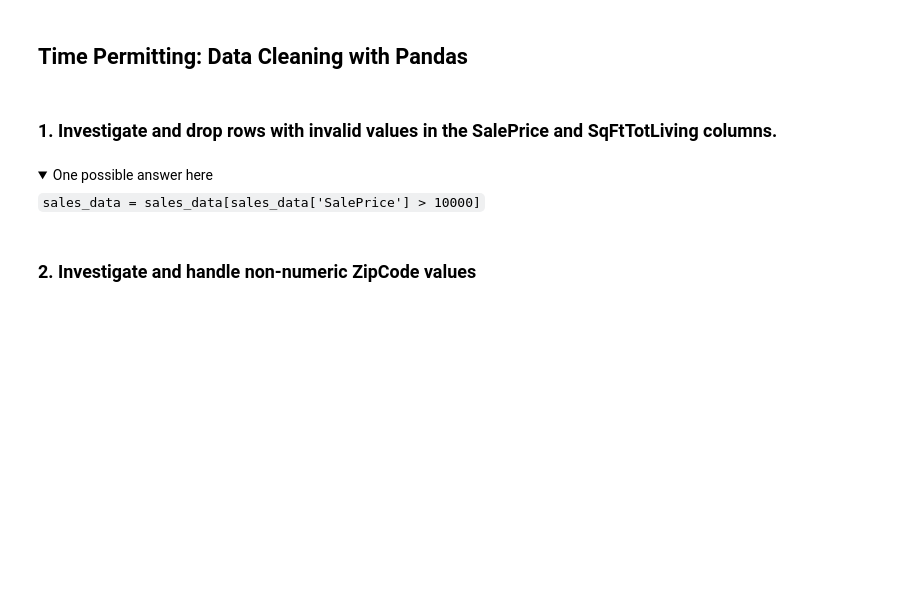
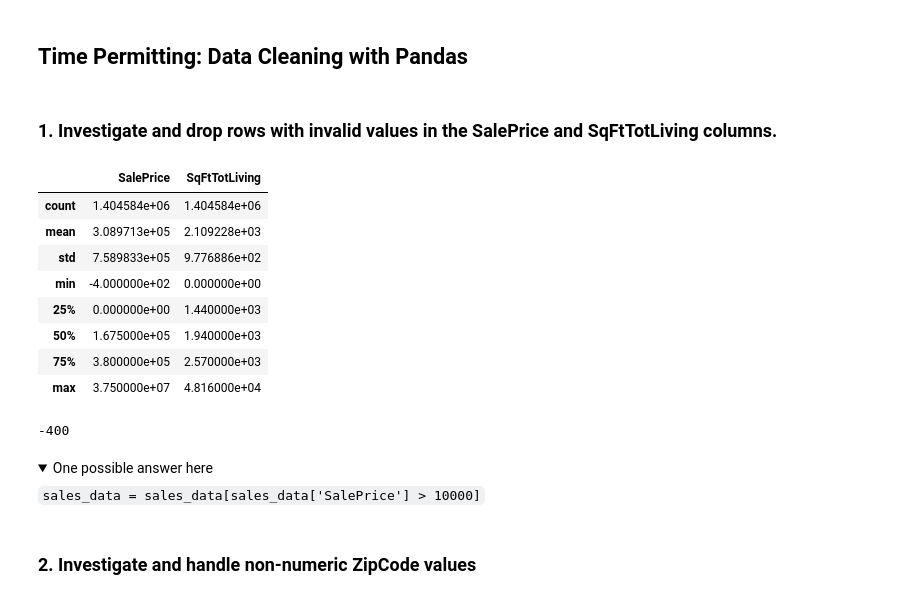
Before and after one commit to erdemiraysu/ds-aggregating_combining_dataframes-nbz32, a Jupyter notebook: aggregating_combining_dataframes.ipynb, the cells around one changed output. Cells and saved outputs as stored; diff of their text form; code cells hidden in the pictures; folded sections open; blank space fills up the shorter version.

```diff
--- a/aggregating_combining_dataframes.ipynb
+++ b/aggregating_combining_dataframes.ipynb
@@ -266,3 +598,19 @@ sales_data.head()
 ## Time Permitting: Data Cleaning with Pandas
 # %% [markdown]
 ### 1. Investigate and drop rows with invalid values in the SalePrice and SqFtTotLiving columns.
+# %%
+sales_data.describe()
+# %% [output]
+|  | SalePrice | SqFtTotLiving |
+| count | 1.404584e+06 | 1.404584e+06 |
+| mean | 3.089713e+05 | 2.109228e+03 |
+| std | 7.589833e+05 | 9.776886e+02 |
+| min | -4.000000e+02 | 0.000000e+00 |
+| 25% | 0.000000e+00 | 1.440000e+03 |
+| 50% | 1.675000e+05 | 1.940000e+03 |
+| 75% | 3.800000e+05 | 2.570000e+03 |
+| max | 3.750000e+07 | 4.816000e+04 |
+# %%
+sales_data['SalePrice'].min()
+# %% [output]
+-400
```
Also changed, not shown: parts of 65 cells of this notebook.
